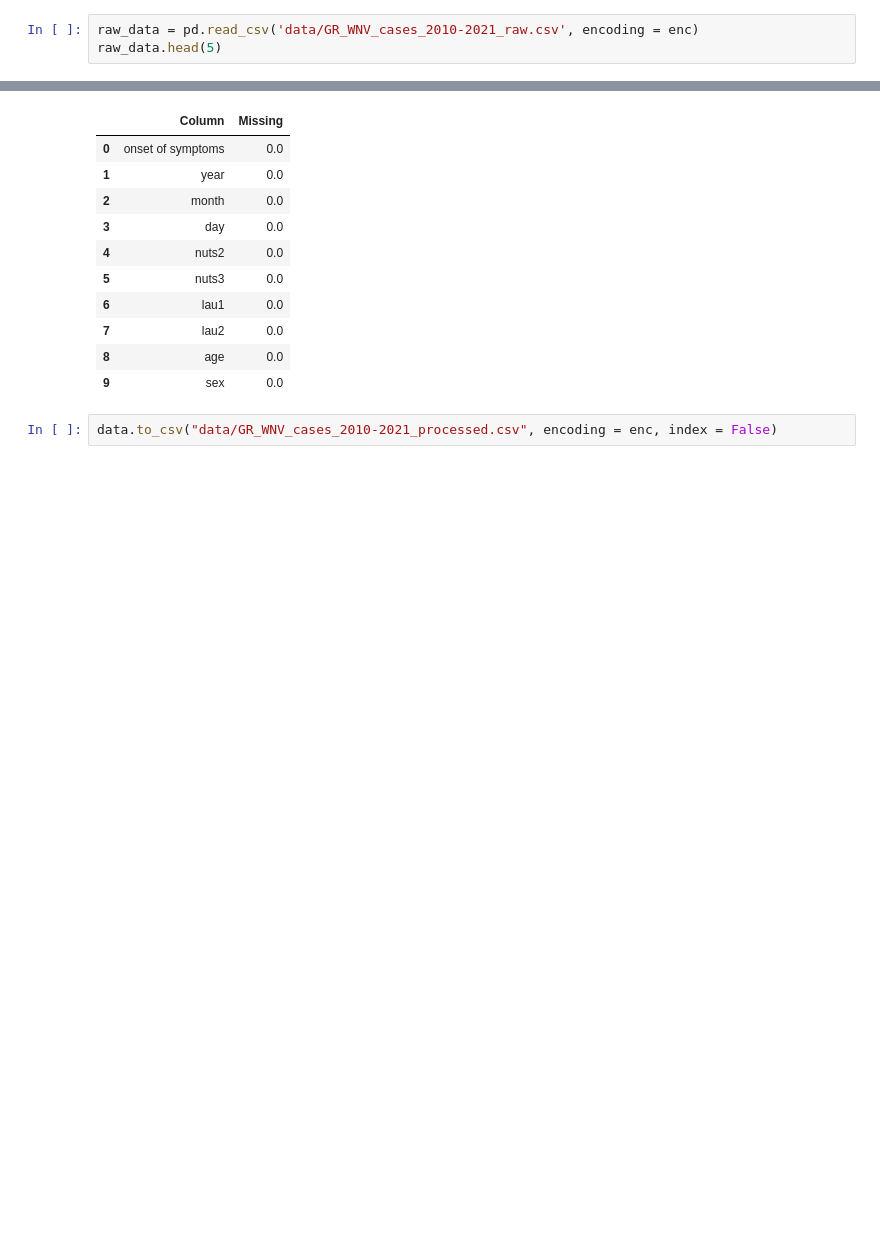
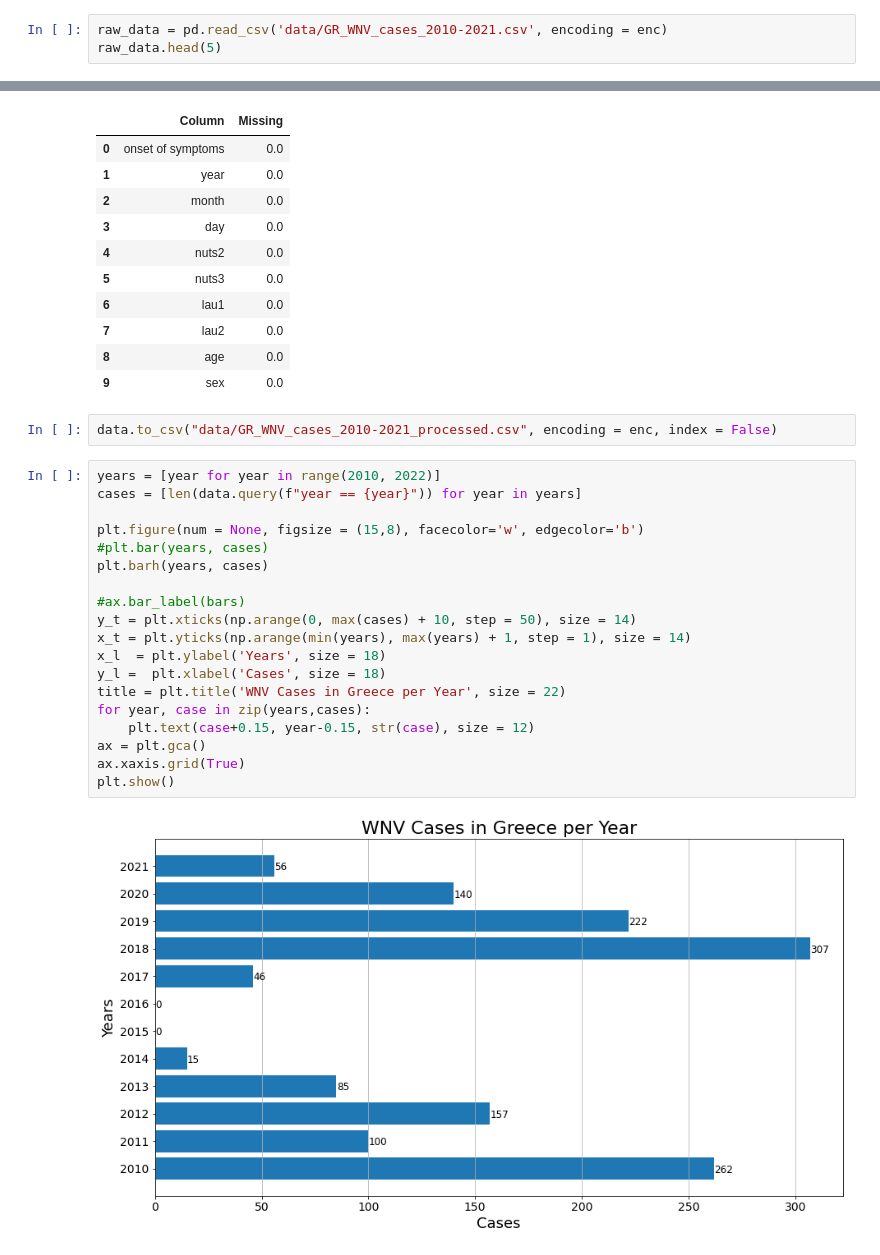
Before and after one commit to dsainidis/MBD-Prediction, a Jupyter notebook: Greece/GR_WNV_Data_Exploration.ipynb, the cells around one changed output, grey strips where cells are left out. Saved outputs shown, nothing was run; the diff lists cells and outputs as text; blank space fills up the shorter version.

Commit message:
added graphs to data exploration notebook in greece

```diff
--- a/Greece/GR_WNV_Data_Exploration.ipynb
+++ b/Greece/GR_WNV_Data_Exploration.ipynb
@@ -24,7 +30,7 @@ def process_greek(frame, column):
     frame[column] = frame[column].apply(lambda x : x.replace('ό','ο'))
     frame[column] = frame[column].apply(lambda x : x.replace('ώ','ω'))
 # %%
-raw_data = pd.read_csv('data/GR_WNV_cases_2010-2021_raw.csv', encoding = enc)
+raw_data = pd.read_csv('data/GR_WNV_cases_2010-2021.csv', encoding = enc)
 raw_data.head(5)
 # %% [output]
 |  | αα | Id διαχείρισης δεδομένων | Έτος | Ηλικία \n(σε έτη) | Φύλο | Ημ/νία έναρξης συμπτωμάτων | ... |
@@ -270,3 +276,24 @@ df_missign
 | 9 | sex | 0.0 |
 # %%
 data.to_csv("data/GR_WNV_cases_2010-2021_processed.csv", encoding = enc, index = False)
+# %%
+years = [year for year in range(2010, 2022)]
+cases = [len(data.query(f"year == {year}")) for year in years]
+
+plt.figure(num = None, figsize = (15,8), facecolor='w', edgecolor='b')
+#plt.bar(years, cases)
+plt.barh(years, cases)
+
+#ax.bar_label(bars)
+y_t = plt.xticks(np.arange(0, max(cases) + 10, step = 50), size = 14)
+x_t = plt.yticks(np.arange(min(years), max(years) + 1, step = 1), size = 14)
+x_l  = plt.ylabel('Years', size = 18)
+y_l =  plt.xlabel('Cases', size = 18)
+title = plt.title('WNV Cases in Greece per Year', size = 22)
+for year, case in zip(years,cases):
+    plt.text(case+0.15, year-0.15, str(case), size = 12)
+ax = plt.gca()
+ax.xaxis.grid(True)
+plt.show()
+# %% [output]
+[figure, added]
```
Also changed, not shown: parts of 10 cells of this notebook.
